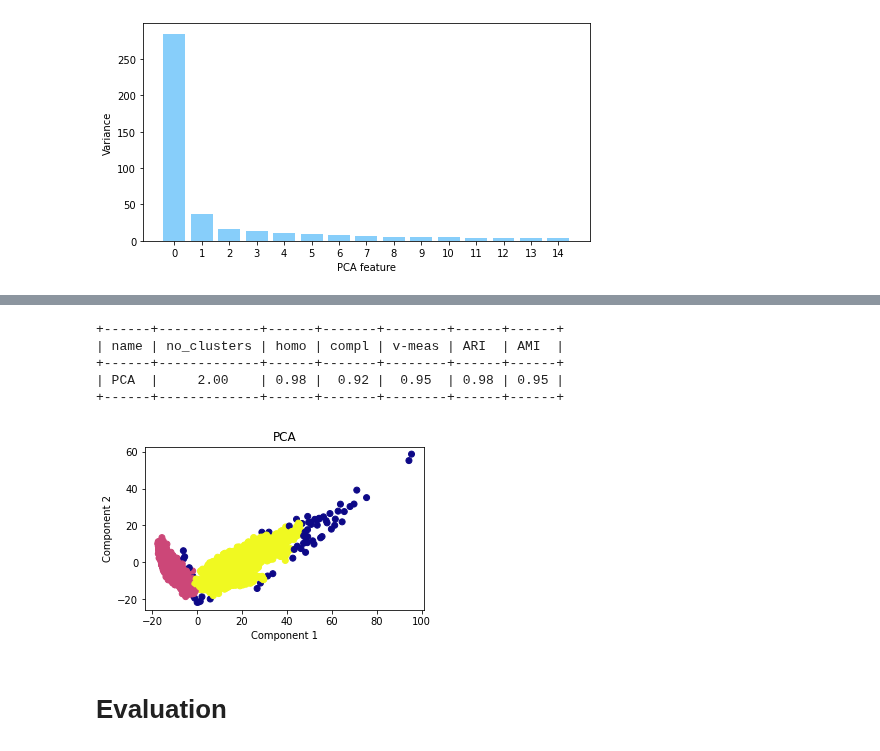
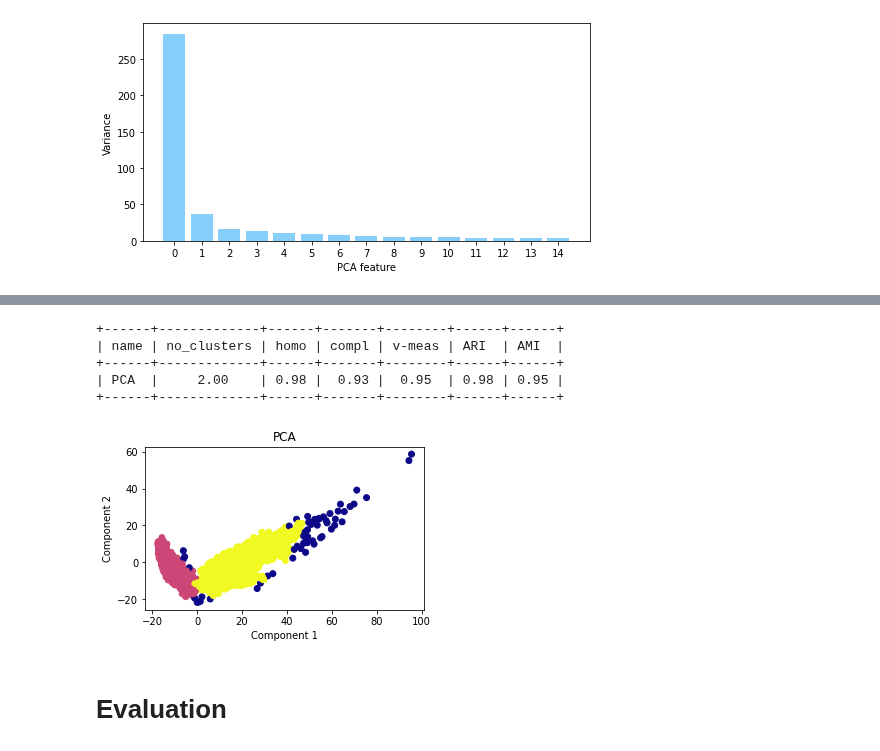
Before and after one commit to claredavies/MachineLearningCoursework, a Jupyter notebook: Assignment3/Assignment3HumanActivityRecognition.ipynb, the cells around one changed output, grey strips where cells are left out. Saved outputs shown, nothing was run; the diff lists cells and outputs as text; code cells hidden in the pictures.

```diff
--- a/Assignment3/Assignment3HumanActivityRecognition.ipynb
+++ b/Assignment3/Assignment3HumanActivityRecognition.ipynb
@@ -166,5 +166,5 @@ y_train = train['ActivityName']
 conditions = [(train['Activity'] <= 3),(train['Activity'] > 3)]
 
 # create a list of the values we want to assign for each condition
-values = ['stationary', 'moving']
+values = [0, 1]
 y_train_binary = np.select(conditions, values)
@@ -274,17 +283,19 @@ Shape of the new Data df: (7352, 2)
 # %%
-cluster_labels_pca = getDbscan(2, 6, X_train_pca)
+epsilon_pca = 2
+min_points_pca = 5
+cluster_labels_pca = getDbscan(epsilon_pca, min_points_pca, X_train_pca)
 evaluation_metrics = get_dbscan_metrics(y_train_binary,cluster_labels_pca)
 print(print_metrics('PCA',evaluation_metrics ))
 
 fig, ax = plt.subplots()
 plot_dbscan_cluster(ax,"PCA", X_train_pca, cluster_labels_pca)
 # %% [output]
 +------+-------------+------+-------+--------+------+------+
 | name | no_clusters | homo | compl | v-meas | ARI  | AMI  |
 +------+-------------+------+-------+--------+------+------+
-| PCA  |     2.00    | 0.98 |  0.92 |  0.95  | 0.98 | 0.95 |
+| PCA  |     2.00    | 0.98 |  0.93 |  0.95  | 0.98 | 0.95 |
 +------+-------------+------+-------+--------+------+------+
-[figure, old version]
+[figure, new version]
 # %% [markdown]
 # Evaluation
 # %% [markdown]
```
Also changed, not shown: parts of 12 cells of this notebook.
